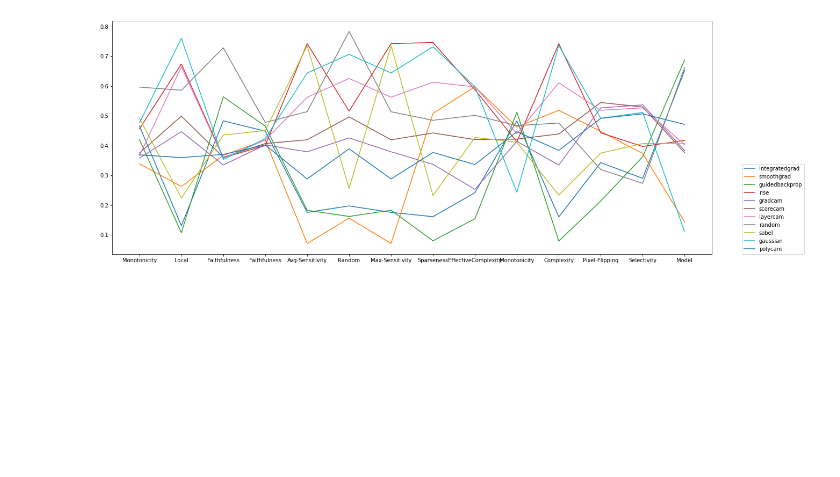
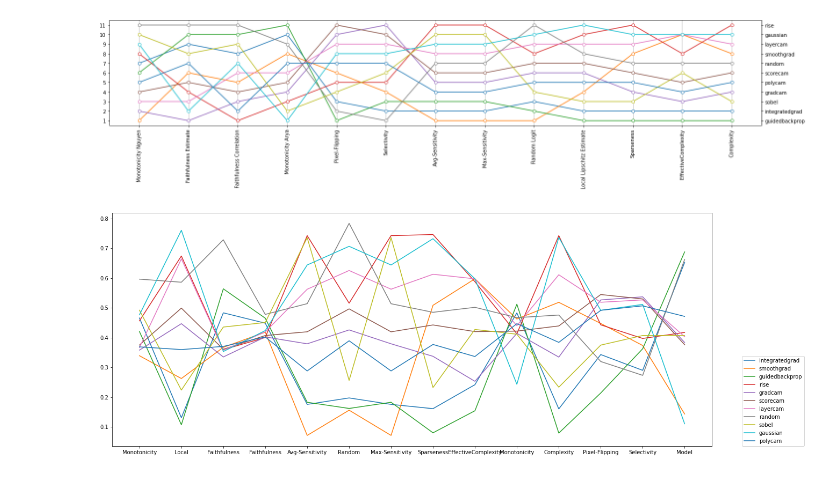
Before and after one commit to multitel-ai/Evaluation-XAI-Metrics-GD6-TRAIL, a Jupyter notebook: XAI_analysis.ipynb, the cells around one changed output. Saved outputs shown, nothing was run; the diff lists cells and outputs as text; code cells hidden in the pictures; blank space fills up the shorter version.

```diff
--- a/XAI_analysis.ipynb
+++ b/XAI_analysis.ipynb
@@ -289,0 +291,6 @@ plt.show()
+# %%
+df_rank_s = df_ranks
+# %%
+
+for e in df_rank_s.columns:
+    df_rank_s[e] = df_rank_s[e].rank()
@@ -290,3 +314,35 @@ plt.show()
+# %%
+cols
+#ncols = ['Monotonicity Nguyen', 'Faithfulness Estimate', 'Faithfulness Correlation', 'Monotonicity Arya', 'Pixel-Flipping', 'Selectivity',
+#         'Avg-Sensitivity', , 'Max-Sensitivity',
+#       'Random Logit', 'Local Lipschitz Estimate'
+#         , 'Sparseness', 'EffectiveComplexity', 'Complexity' ]
+
+
+
+ncols = ['Monotonicity Nguyen', 'Faithfulness Estimate', 'Faithfulness Correlation', 'Monotonicity Arya', 'Pixel-Flipping', 'Selectivity',  'Avg-Sensitivity', 'Max-Sensitivity',  'Random Logit', 'Local Lipschitz Estimate', 'Sparseness', 'EffectiveComplexity', 'Complexity' ]
+
+df_rank_s = df_rank_s[ncols]
+# %%
+from matplotlib.ticker import MultipleLocator, FixedFormatter, FixedLocator
+
+fig, ax = plt.subplots(figsize=(20, 5), subplot_kw=dict(ylim=(0.5, 0.5 + 11)))
+
+ax.xaxis.set_major_locator(MultipleLocator(1))
+ax.yaxis.set_major_locator(MultipleLocator(1))
+
+yax2 = ax.secondary_yaxis("right")
+yax2.yaxis.set_major_locator(FixedLocator(df_rank_s[df_rank_s.columns[-1]].to_list()))
+yax2.yaxis.set_major_formatter(FixedFormatter(df_rank_s.index))
+
+
+ax.plot(df_rank_s.transpose(), "o-",mfc="w")
+#ax.invert_yaxis()
+plt.xticks(rotation=90)
+ax.grid(axis="x")
+plt.tight_layout()
+# %% [output]
+[figure, added]
 # %%
 df_ranks1 = df_ranks.transpose()
 df_ranks1.plot(legend = "reverse", figsize=(20,8))
```
Also changed, not shown: parts of 7 cells of this notebook.
